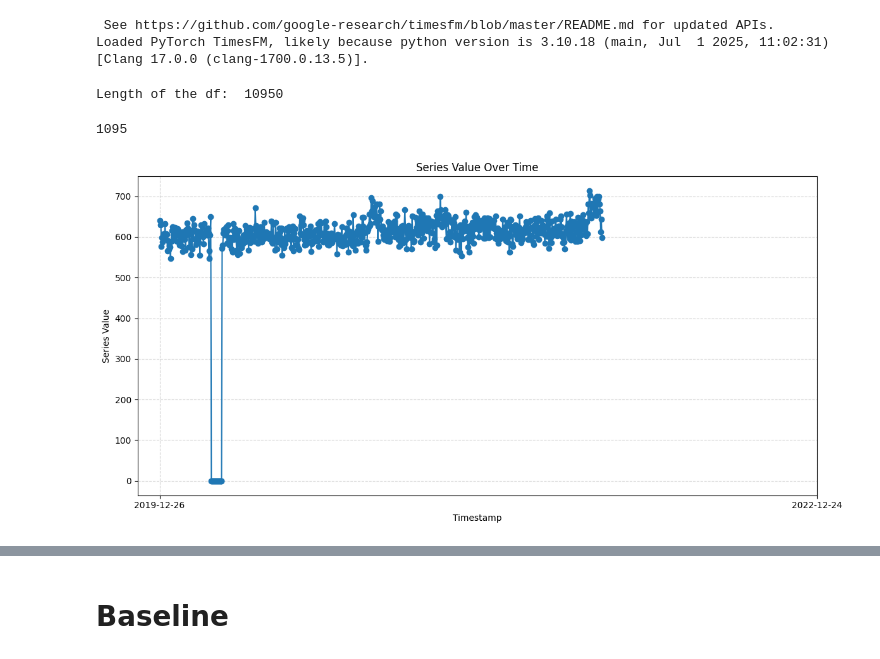
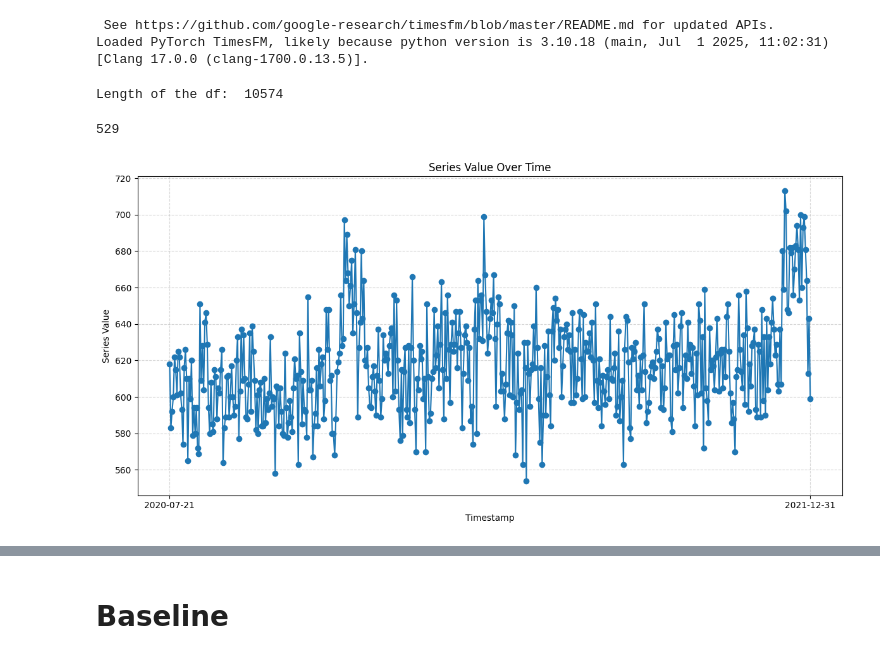
Before and after one commit to florivz/TSF-SS25-TimeGPT, a Jupyter notebook: skripts/forecasting/eggs_model.ipynb, the cells around one changed output, grey strips where cells are left out. Saved outputs shown, nothing was run; the diff lists cells and outputs as text; code cells hidden in the pictures.

```diff
--- a/skripts/forecasting/eggs_model.ipynb
+++ b/skripts/forecasting/eggs_model.ipynb
@@ -14,29 +14,31 @@ warnings.simplefilter(action='ignore', category=FutureWarning)
 df = pd.read_csv('../../transformed_data/cleaned_egg_sales.csv')
 df['ts'] = pd.to_datetime(df['ts'])
 df.rename(columns={"egg_sales": "y"}, inplace=True)
+# Remove or impute zero or extreme outliers
+df = df[df['y'] > 1]  # or fillna(method='ffill')
 print("Length of the df: ", len(df))
 # %% [output]
-Length of the df:  10950
+Length of the df:  10574
 # %%
-df_short = df[-int(len(df) * 0.1):]
+df_short = df[-int(len(df) * 0.05):]
 print(len(df_short))
 
 start = df_short['ts'].min()
 end = df_short['ts'].max()
 
 
 plt.figure(figsize=(12, 6))
 plt.plot(df_short['ts'], df_short['y'], marker='o')
 
 # Start and End-Ticks
 plt.xticks([start, end], [start.strftime('%Y-%m-%d'), end.strftime('%Y-%m-%d')])
 
 plt.xlabel('Timestamp')
 plt.ylabel('Series Value')
 plt.title('Series Value Over Time')
 plt.grid(True, linestyle='--', alpha=0.5)
 plt.tight_layout()
 plt.show()
 # %% [output]
-1095
+529
-[figure, old version]
+[figure, new version]
```
Also changed, not shown: parts of 14 cells of this notebook, 6 other files.
